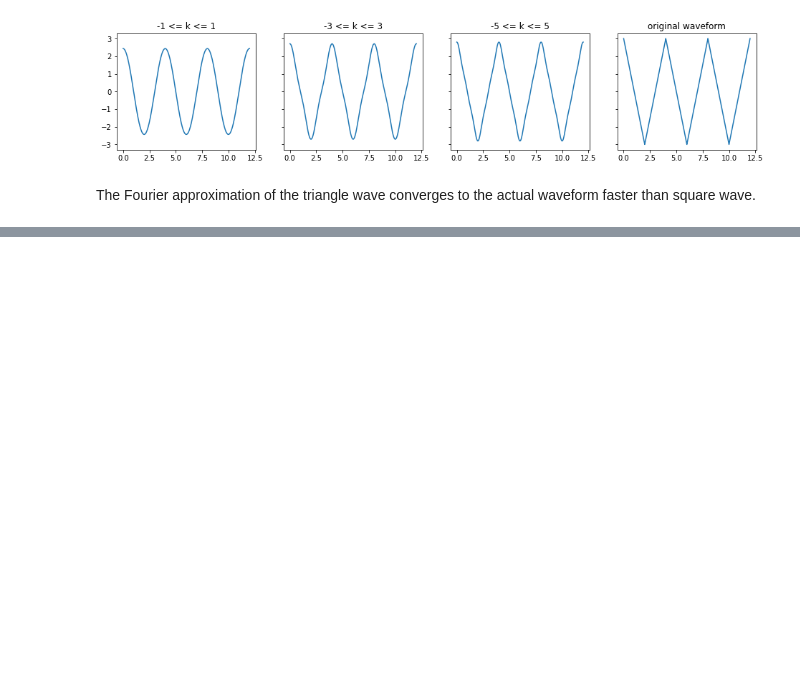
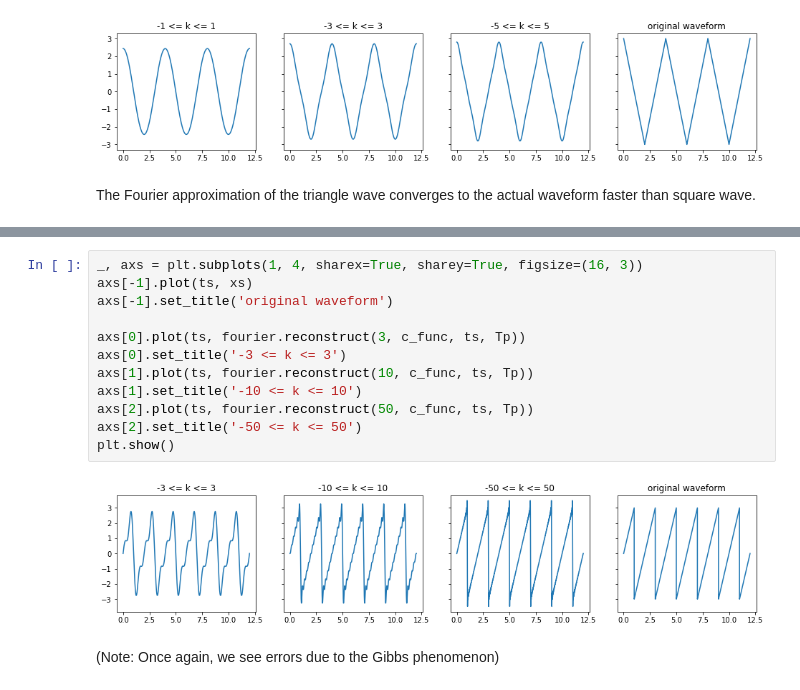
Before and after one commit to 0WN463/wellspring, a Jupyter notebook: signal_processing/fourier_series.ipynb, the cells around one changed output, grey strips where cells are left out. Saved outputs shown, nothing was run; the diff lists cells and outputs as text; blank space fills up the shorter version.

```diff
--- a/signal_processing/fourier_series.ipynb
+++ b/signal_processing/fourier_series.ipynb
@@ -518,0 +600,16 @@ The Fourier approximation of the triangle wave converges to the actual waveform
+# %%
+_, axs = plt.subplots(1, 4, sharex=True, sharey=True, figsize=(16, 3))
+axs[-1].plot(ts, xs)
+axs[-1].set_title('original waveform')
+
+axs[0].plot(ts, fourier.reconstruct(3, c_func, ts, Tp))
+axs[0].set_title('-3 <= k <= 3')
+axs[1].plot(ts, fourier.reconstruct(10, c_func, ts, Tp))
+axs[1].set_title('-10 <= k <= 10')
+axs[2].plot(ts, fourier.reconstruct(50, c_func, ts, Tp))
+axs[2].set_title('-50 <= k <= 50')
+plt.show()
+# %% [output]
+[figure, added]
+# %% [markdown]
+(Note: Once again, we see errors due to the Gibbs phenomenon)
```
Also changed, not shown: parts of 17 cells of this notebook, 4 other files.
